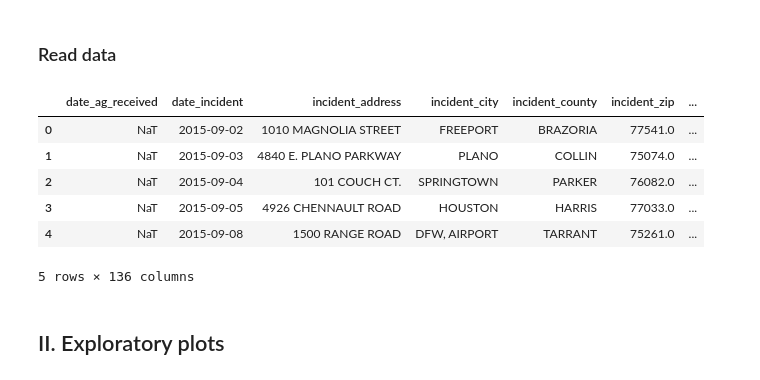
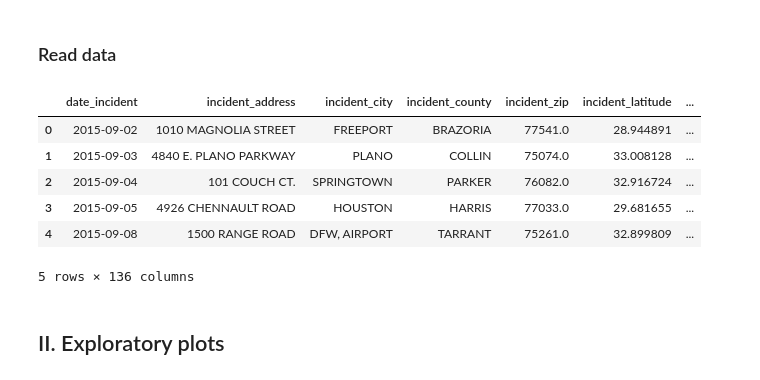
Before and after one commit to texas-justice-initiative/analysis, a Jupyter notebook: analyses/ois_who_survives_shootings.ipynb, the cells around one changed output. Drawn from its saved outputs; the diff is of its cells as text; code cells hidden in the pictures.

```diff
--- a/analyses/ois_who_survives_shootings.ipynb
+++ b/analyses/ois_who_survives_shootings.ipynb
@@ -162,23 +163,18 @@ def barplot_with_counts(df, x, y='civilian_died', ax=None, colors=None):
         return fig, ax
 # %% [markdown]
 ### Read data
-# %%
-shootings = pd.read_csv(SHOOTINGS_FILENAME, index_col=None)
-
-for c in shootings.columns:
-    if c.startswith('date'):
-#         print("Converting column '%s' to date" % c)
-        shootings[c] = pd.to_datetime(shootings[c])
-
-shootings.head()
-# %% [output]
-|  | date_ag_received | date_incident | incident_address | incident_city | incident_county | incident_zip | ... |
-| 0 | NaT | 2015-09-02 | 1010 MAGNOLIA STREET | FREEPORT | BRAZORIA | 77541.0 | ... |
-| 1 | NaT | 2015-09-03 | 4840 E. PLANO PARKWAY | PLANO | COLLIN | 75074.0 | ... |
-| 2 | NaT | 2015-09-04 | 101 COUCH CT. | SPRINGTOWN | PARKER | 76082.0 | ... |
-| 3 | NaT | 2015-09-05 | 4926 CHENNAULT ROAD | HOUSTON | HARRIS | 77033.0 | ... |
-| 4 | NaT | 2015-09-08 | 1500 RANGE ROAD | DFW, AIRPORT | TARRANT | 75261.0 | ... |
-5 rows × 136 columns
+# %%
+datasets = dw.load_dataset('tji/officer-involved-shootings', force_update=True)
+shootings = datasets.dataframes['shot_civilians']
+shootings.head()
+# %% [output]
+|  | date_incident | incident_address | incident_city | incident_county | incident_zip | incident_latitude | ... |
+| 0 | 2015-09-02 | 1010 MAGNOLIA STREET | FREEPORT | BRAZORIA | 77541.0 | 28.944891 | ... |
+| 1 | 2015-09-03 | 4840 E. PLANO PARKWAY | PLANO | COLLIN | 75074.0 | 33.008128 | ... |
+| 2 | 2015-09-04 | 101 COUCH CT. | SPRINGTOWN | PARKER | 76082.0 | 32.916724 | ... |
+| 3 | 2015-09-05 | 4926 CHENNAULT ROAD | HOUSTON | HARRIS | 77033.0 | 29.681655 | ... |
+| 4 | 2015-09-08 | 1500 RANGE ROAD | DFW, AIRPORT | TARRANT | 75261.0 | 32.899809 | ... |
+5 rows × 136 columns
 # %% [markdown]
 ## II. Exploratory plots
 # %% [markdown]
```
Also changed, not shown: parts of 18 cells of this notebook, 4 other files.
